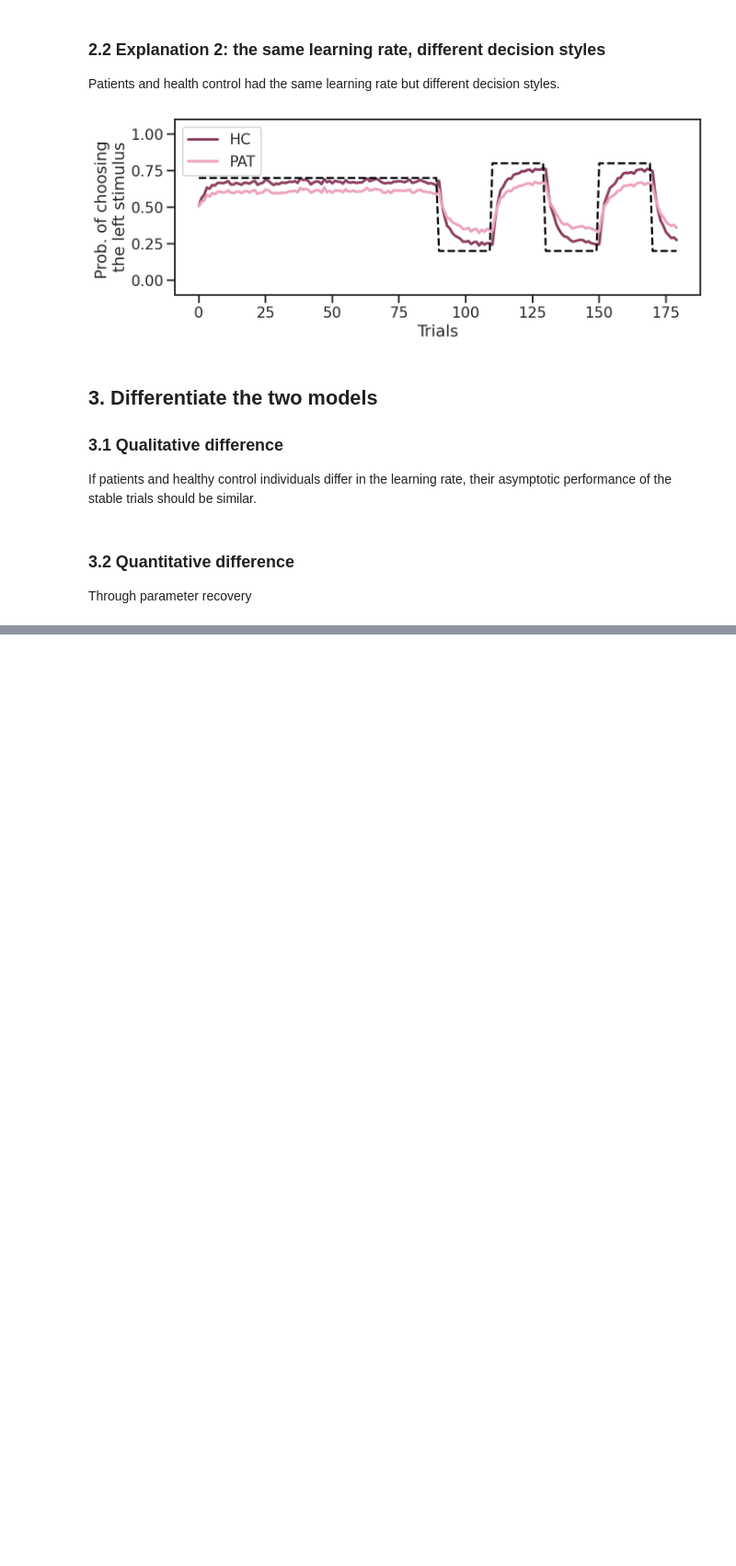
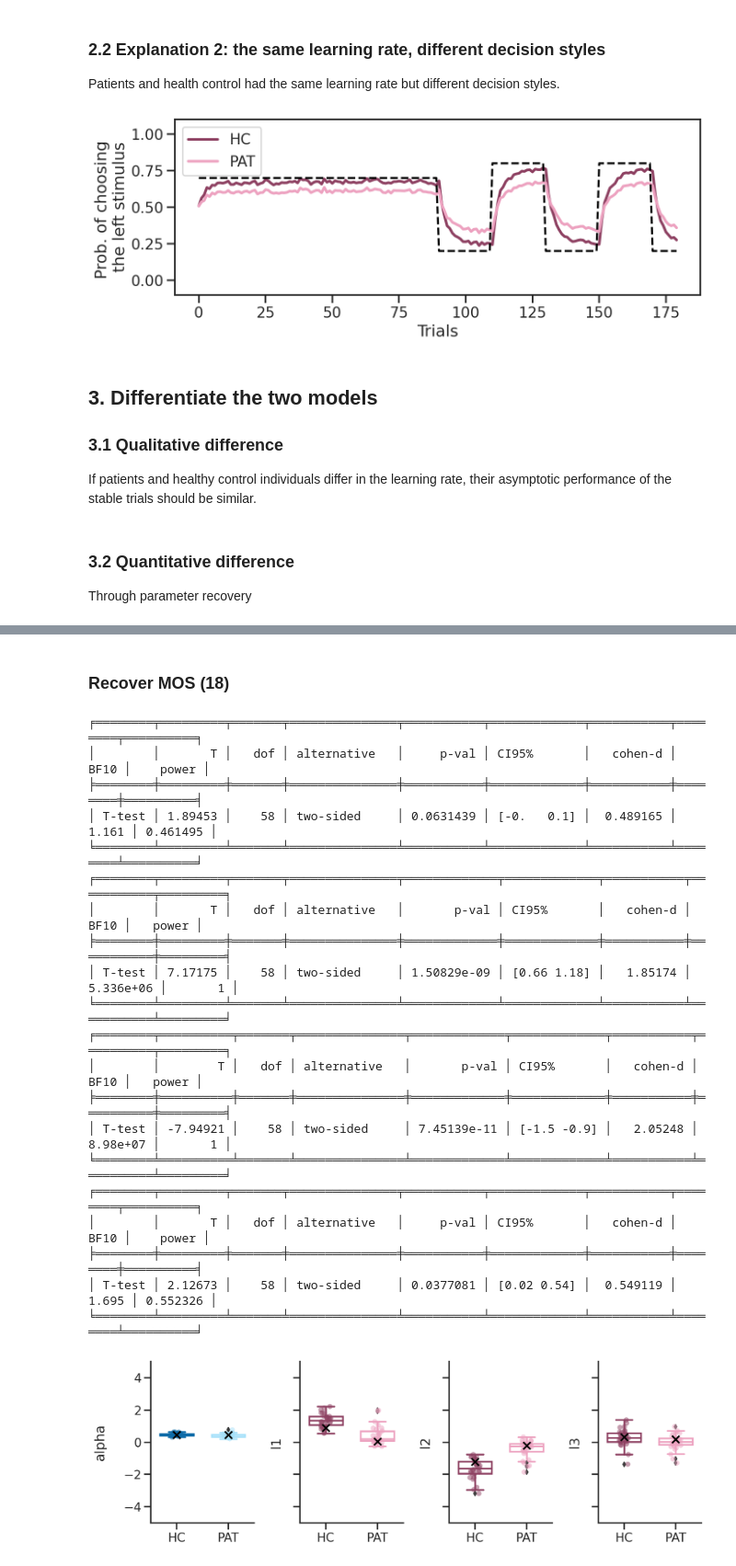
Before and after one commit to fangzefunny/policy-analysis, a Jupyter notebook: notes/param_recovery.ipynb, the cells around one changed output, grey strips where cells are left out. Shown at 92% size. Saved outputs shown, nothing was run; the diff lists cells and outputs as text; code cells hidden in the pictures; blank space fills up the shorter version.

```diff
--- a/notes/param_recovery.ipynb
+++ b/notes/param_recovery.ipynb
@@ -271,0 +273,30 @@ show_recovery(data, 'vary_lr')
+# %% [markdown]
+### Recover MOS (18)
+# %%
+fname = f'../simulations/param_recovery-MOS/MOS/sim-param_recovery-MOS-bms-idx0.csv'
+data = pd.read_csv(fname)
+data = data.dropna(axis='rows')
+# %%
+show_recovery(data, 'fix_lr')
+# %% [output]
+╒════════╤═════════╤═══════╤═══════════════╤═══════════╤═════════════╤═══════════╤════════╤══════════╕
+│        │       T │   dof │ alternative   │     p-val │ CI95%       │   cohen-d │   BF10 │    power │
+╞════════╪═════════╪═══════╪═══════════════╪═══════════╪═════════════╪═══════════╪════════╪══════════╡
+│ T-test │ 1.89453 │    58 │ two-sided     │ 0.0631439 │ [-0.   0.1] │  0.489165 │  1.161 │ 0.461495 │
+╘════════╧═════════╧═══════╧═══════════════╧═══════════╧═════════════╧═══════════╧════════╧══════════╛
+╒════════╤═════════╤═══════╤═══════════════╤═════════════╤═════════════╤═══════════╤═══════════╤═════════╕
+│        │       T │   dof │ alternative   │       p-val │ CI95%       │   cohen-d │      BF10 │   power │
+╞════════╪═════════╪═══════╪═══════════════╪═════════════╪═════════════╪═══════════╪═══════════╪═════════╡
+│ T-test │ 7.17175 │    58 │ two-sided     │ 1.50829e-09 │ [0.66 1.18] │   1.85174 │ 5.336e+06 │       1 │
+╘════════╧═════════╧═══════╧═══════════════╧═════════════╧═════════════╧═══════════╧═══════════╧═════════╛
+╒════════╤══════════╤═══════╤═══════════════╤═════════════╤═════════════╤═══════════╤══════════╤═════════╕
+│        │        T │   dof │ alternative   │       p-val │ CI95%       │   cohen-d │     BF10 │   power │
+╞════════╪══════════╪═══════╪═══════════════╪═════════════╪═════════════╪═══════════╪══════════╪═════════╡
+│ T-test │ -7.94921 │    58 │ two-sided     │ 7.45139e-11 │ [-1.5 -0.9] │   2.05248 │ 8.98e+07 │       1 │
+╘════════╧══════════╧═══════╧═══════════════╧═════════════╧═════════════╧═══════════╧══════════╧═════════╛
+╒════════╤═════════╤═══════╤═══════════════╤═══════════╤═════════════╤═══════════╤════════╤══════════╕
+│        │       T │   dof │ alternative   │     p-val │ CI95%       │   cohen-d │   BF10 │    power │
+╞════════╪═════════╪═══════╪═══════════════╪═══════════╪═════════════╪═══════════╪════════╪══════════╡
+│ T-test │ 2.12673 │    58 │ two-sided     │ 0.0377081 │ [0.02 0.54] │  0.549119 │  1.695 │ 0.552326 │
+╘════════╧═════════╧═══════╧═══════════════╧═══════════╧═════════════╧═══════════╧════════╧══════════╛
+[figure, added]
```
Also changed, not shown: parts of 5 cells of this notebook, 8 other files.
